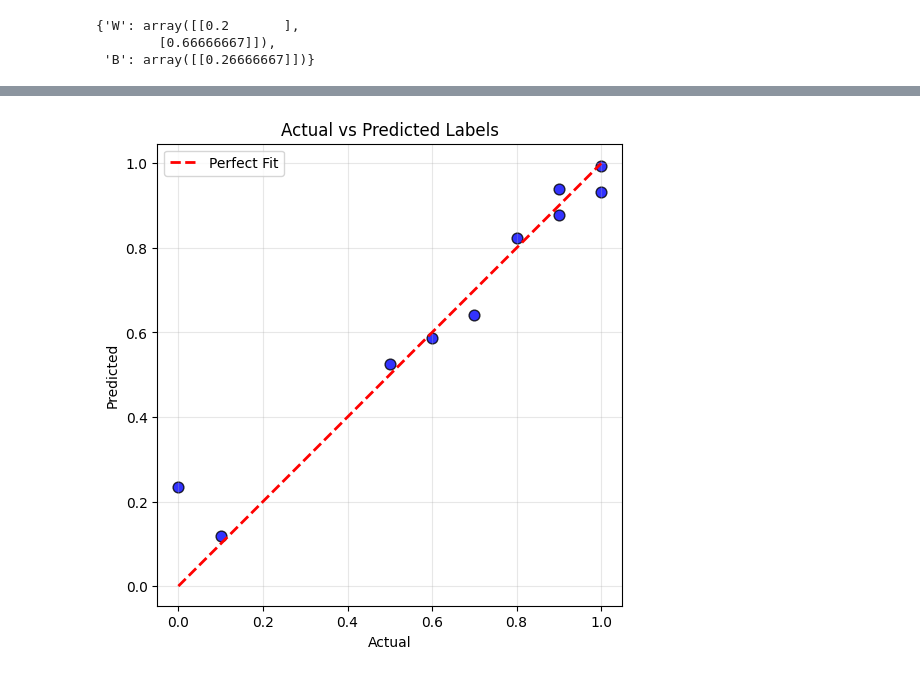
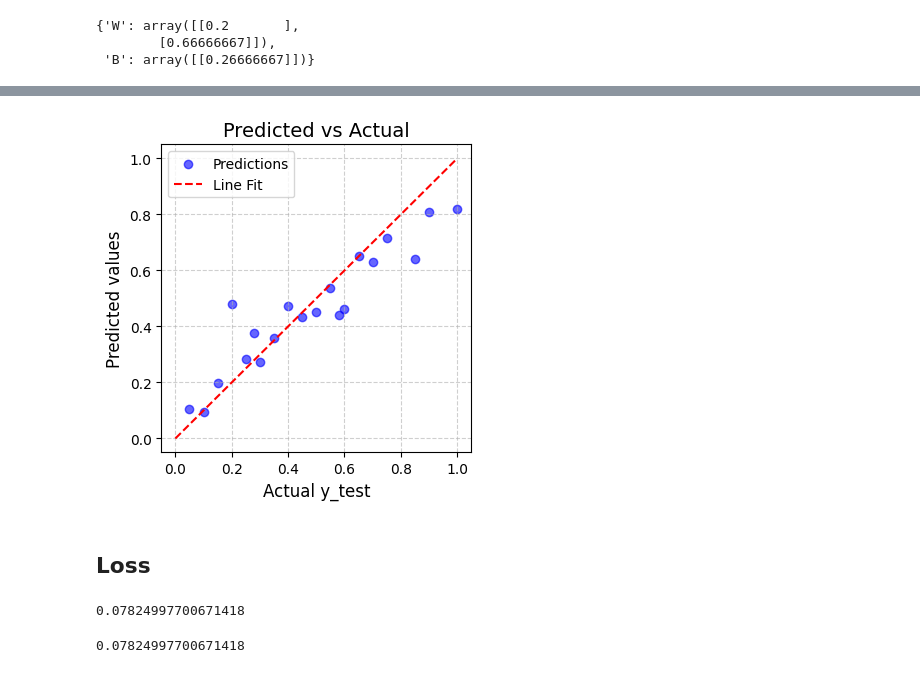
Before and after one commit to sehrishnoreen31/deep-learning-from-scratch, a Jupyter notebook: chp2/01_linear_regression.ipynb, the cells around one changed output, grey strips where cells are left out. Saved outputs shown, nothing was run; the diff lists cells and outputs as text; code cells hidden in the pictures.

```diff
--- a/chp2/01_linear_regression.ipynb
+++ b/chp2/01_linear_regression.ipynb
@@ -213,16 +219,20 @@ def train(X_train: ndarray, y_train: ndarray, learning_rate: float, batch_size:
     return train_info
 # %%
 X_train = np.array([
-        [0, 2], [2, 5], [3, 4], [1, 3], [4, 1],
-        [2, 2], [3, 3], [1, 4], [4, 2], [0, 1]
-    ])
+    [0, 2], [1, 3], [2, 4], [3, 5], [4, 0],
+    [5, 1], [2, 1], [3, 2], [4, 3], [5, 4],
+    [1, 0], [2, 2], [3, 3], [4, 4], [5, 5],
+    [0, 5], [1, 4], [2, 3], [3, 1], [4, 2]
+])
 
 y_train = np.array([
-        [0], [1], [1], [0.5], [0.8],
-        [0.6], [0.9], [0.7], [0.9], [0.1]
-    ])
+    [0.2], [0.4], [0.6], [0.8], [0.25],
+    [0.45], [0.15], [0.35], [0.55], [0.75],
+    [0.05], [0.5], [0.7], [0.9], [1.0],
+    [0.3], [0.65], [0.48], [0.18], [0.38]
+])
 
-train_info = train(X_train, y_train, learning_rate=0.01, batch_size=len(X_train), epochs=100, return_weights=True, seed=42)
+train_info = train(X_train, y_train, learning_rate=0.001, batch_size=len(X_train), epochs=150, return_weights=True, seed=1230928)
 
 print("\nTraining completed!")
 print(f"Initial loss: {train_info['initial_loss']:.4f}, Final loss: {train_info['final_loss']:.4f}")
@@ -281,13 +314,33 @@ plt.plot(train_info['losses'], marker='o', color='blue')
 # %%
-plt.figure(figsize=(6, 6))
-plt.scatter(y_train, y_pred, color='blue', edgecolor='k', s=60, alpha=0.8)
-plt.plot([y_train.min(), y_train.max()], [y_train.min(), y_train.max()], 'r--', lw=2, label='Perfect Fit')
-plt.xlabel('Actual')
-plt.ylabel('Predicted')
-plt.title('Actual vs Predicted Labels')
+import matplotlib.pyplot as plt
+
+#  predictions vs actual values
+plt.figure(figsize=(4,4))
+plt.scatter(y_test, preds, color='blue', alpha=0.6, label="Predictions")
+plt.plot([0,1], [0,1], color='red', linestyle='--', label="Line Fit")
+plt.title("Predicted vs Actual", fontsize=14)
+plt.xlabel("Actual y_test", fontsize=12)
+plt.ylabel("Predicted values", fontsize=12)
 plt.legend()
-plt.grid(True, alpha=0.3)
-plt.axis('equal')
+plt.grid(True, linestyle='--', alpha=0.6)
 plt.show()
 # %% [output]
-[figure, old version]
+[figure, new version]
+# %% [markdown]
+## Loss
+# %%
+def mean_absolute_error(preds: ndarray, actuals: ndarray):
+    return np.mean(np.abs(preds-actuals))
+
+mae_loss = mean_absolute_error(preds, y_test)
+print(mae_loss)
+# %% [output]
+0.07824997700671418
+# %%
+def root_mean_square_error(preds: ndarray, actuals: ndarray):
+    return np.sqrt(np.mean(np.power(preds-actuals, 2)))
+
+rmse_loss = mean_absolute_error(preds, y_test)
+print(rmse_loss)
+# %% [output]
+0.07824997700671418
```
Also changed, not shown: parts of 9 cells of this notebook.
